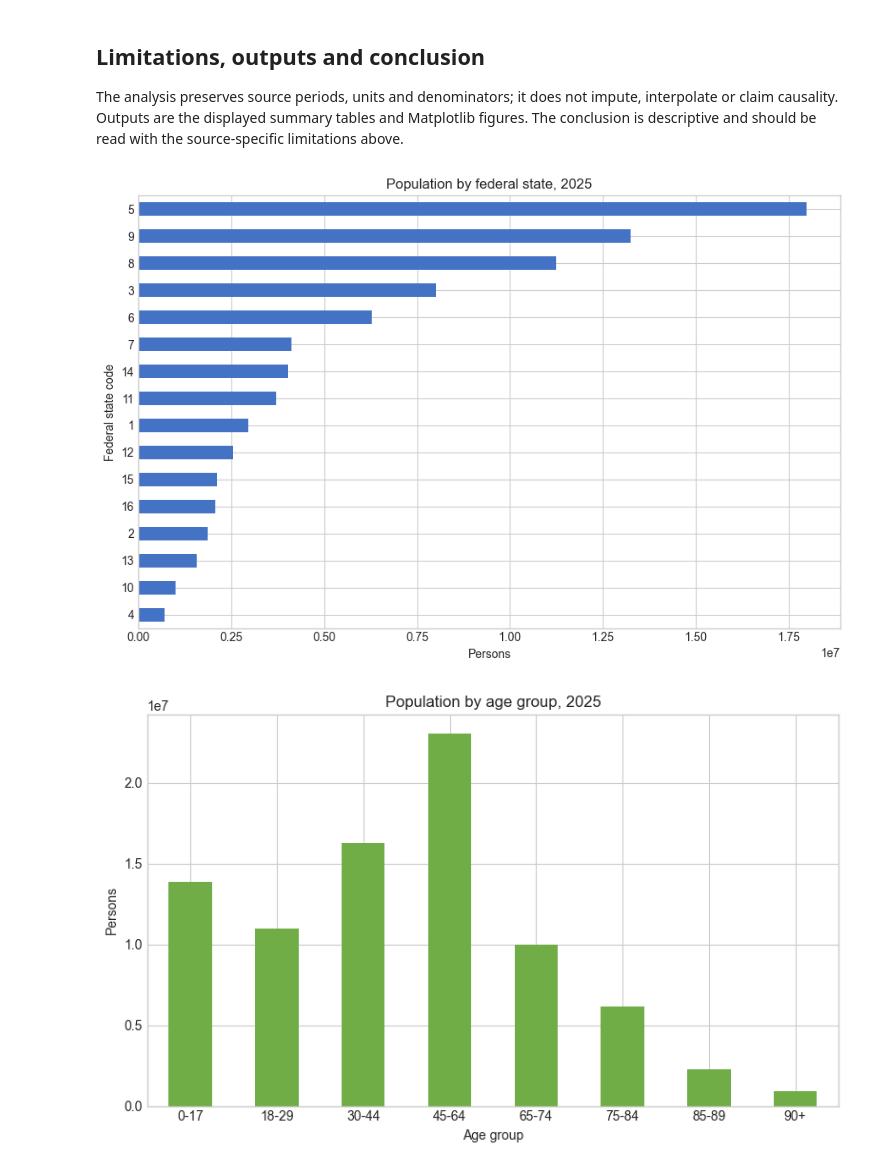
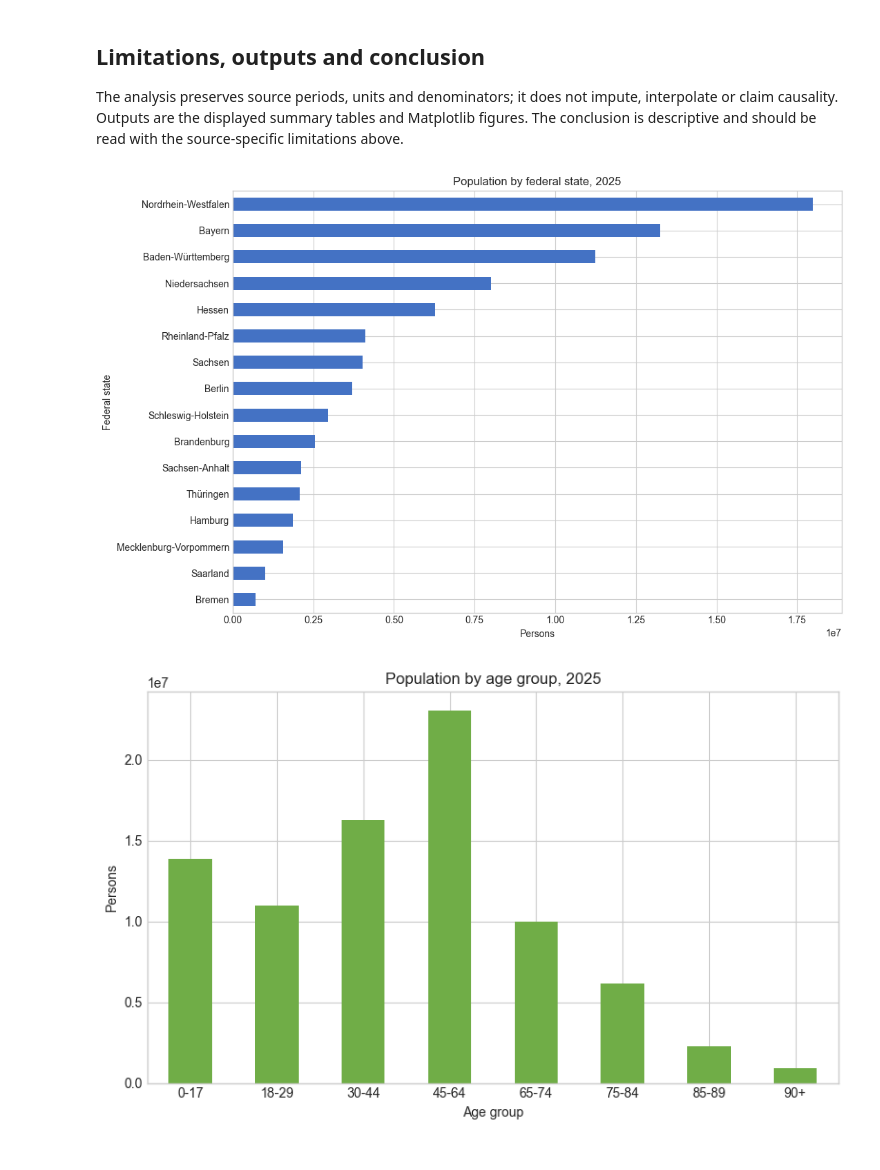
Before and after one commit to Eppingdbcode/glp1-germany-data-analysis, a Jupyter notebook: notebooks/03_population_analysis.ipynb, the cells around one changed output. Saved outputs shown, nothing was run; the diff lists cells and outputs as text; code cells hidden in the pictures.

```diff
--- a/notebooks/03_population_analysis.ipynb
+++ b/notebooks/03_population_analysis.ipynb
@@ -114,13 +163,79 @@ The 2025 total is 83,467,117 residents. State and age distributions describe reg
 
 The analysis preserves source periods, units and denominators; it does not impute, interpolate or claim causality. Outputs are the displayed summary tables and Matplotlib figures. The conclusion is descriptive and should be read with the source-specific limitations above.
 # %%
-IMAGE_DIR = ROOT / 'images' / 'population'; IMAGE_DIR.mkdir(parents=True, exist_ok=True)
-states=(df.query('year == 2025').groupby('state_code',as_index=False)['population_persons'].sum()).sort_values('population_persons')
-ax=states.plot.barh(x='state_code',y='population_persons',legend=False,title='Population by federal state, 2025',figsize=(9,6),color='#4472C4')
-ax.set_xlabel('Persons'); ax.set_ylabel('Federal state code'); plt.tight_layout(); plt.savefig(IMAGE_DIR/'population_by_federal_state_2025.png',dpi=180); plt.show()
-ages=(df.query('year == 2025').groupby('age_group',as_index=False,sort=False)['population_persons'].sum())
-ax=ages.plot.bar(x='age_group',y='population_persons',legend=False,title='Population by age group, 2025',figsize=(8,5),color='#70AD47')
-ax.set_xlabel('Age group'); ax.set_ylabel('Persons'); plt.xticks(rotation=0); plt.tight_layout(); plt.savefig(IMAGE_DIR/'population_by_age_group_2025.png',dpi=180); plt.show()
+IMAGE_DIR = ROOT / "images" / "population"
+IMAGE_DIR.mkdir(parents=True, exist_ok=True)
+
+# Population by federal state
+states = (
+    df.query("year == 2025")
+    .groupby("state_code", as_index=False)["population_persons"]
+    .sum()
+)
+
+states["state_name"] = (
+    states["state_code"]
+    .astype(int)
+    .map(state_names)
+)
+
+if states["state_name"].isna().any():
+    missing_codes = states.loc[
+        states["state_name"].isna(), "state_code"
+    ].tolist()
+    raise ValueError(f"Unmapped federal-state codes: {missing_codes}")
+
+states = states.sort_values("population_persons")
+
+ax = states.plot.barh(
+    x="state_name",
+    y="population_persons",
+    legend=False,
+    title="Population by federal state, 2025",
+    figsize=(11, 7),
+    color="#4472C4",
+)
+
+ax.set_xlabel("Persons")
+ax.set_ylabel("Federal state")
+
+plt.tight_layout()
+plt.savefig(
+    IMAGE_DIR / "population_by_federal_state_2025_notebook.png",
+    dpi=180,
+    bbox_inches="tight",
+)
+plt.show()
+
+
+# Population by age group
+ages = (
+    df.query("year == 2025")
+    .groupby("age_group", as_index=False, sort=False)["population_persons"]
+    .sum()
+)
+
+ax = ages.plot.bar(
+    x="age_group",
+    y="population_persons",
+    legend=False,
+    title="Population by age group, 2025",
+    figsize=(8, 5),
+    color="#70AD47",
+)
+
+ax.set_xlabel("Age group")
+ax.set_ylabel("Persons")
+
+plt.xticks(rotation=0)
+plt.tight_layout()
+
+plt.savefig(
+    IMAGE_DIR / "population_by_age_group_2025.png",
+    dpi=180,
+    bbox_inches="tight",
+)
+plt.show()
 # %% [output]
-[figure, old version]
+[figure, new version]
 [figure]
```
Also changed, not shown: parts of 1 cell of this notebook, 1 other file.
